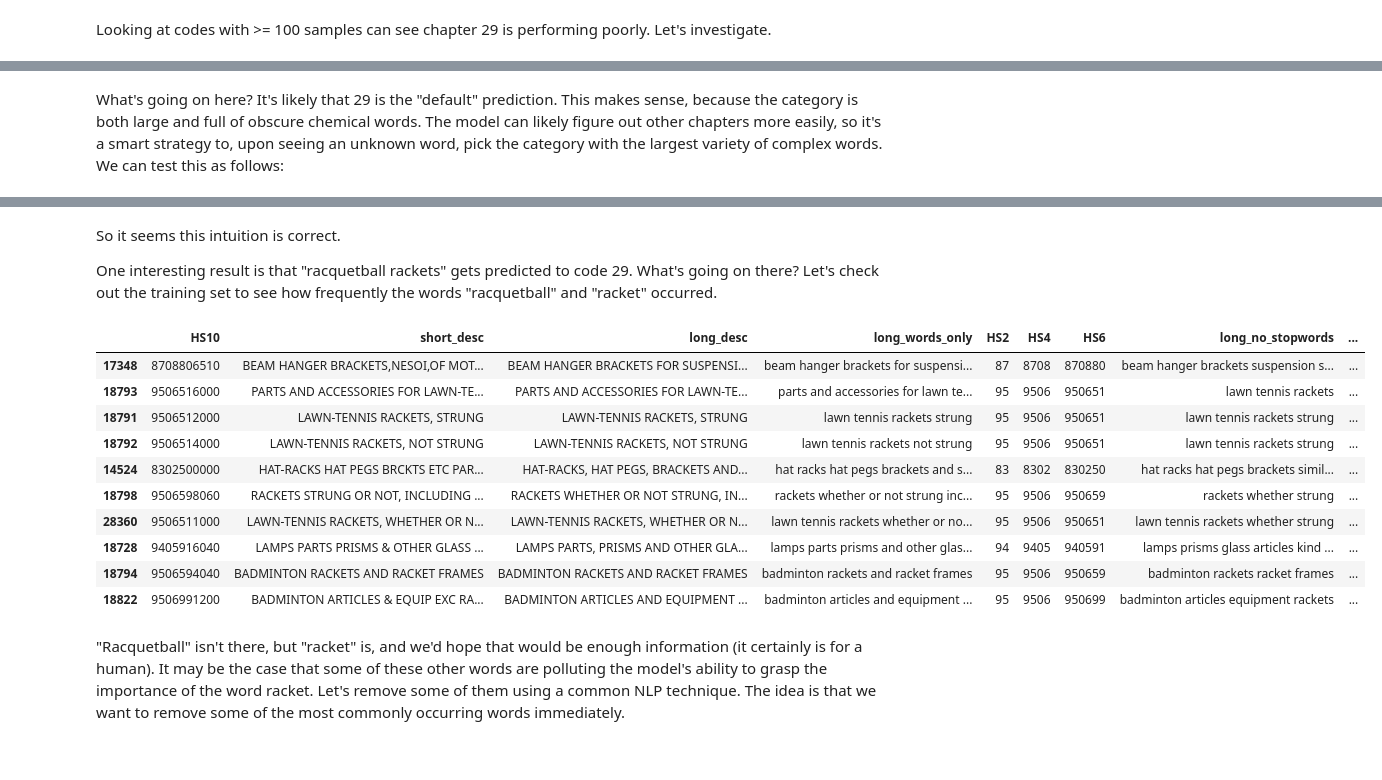
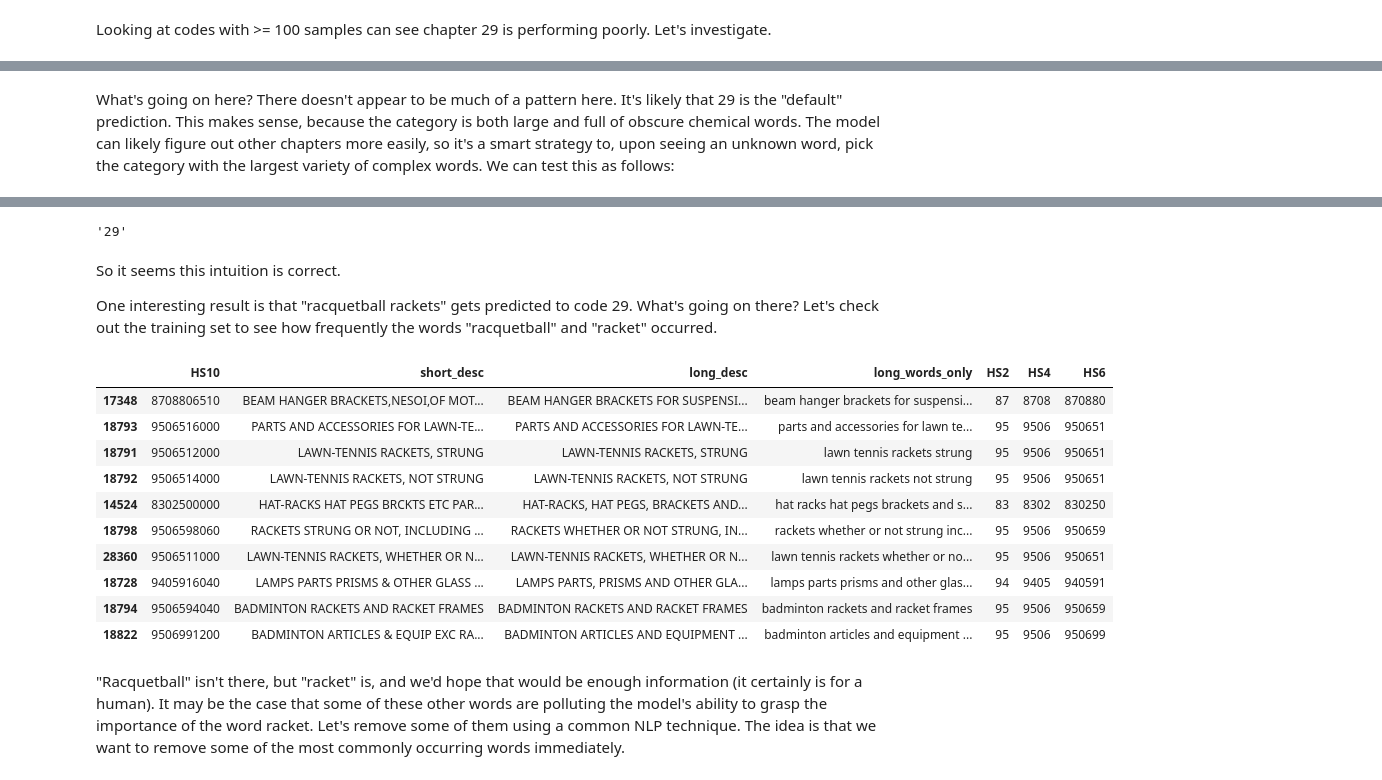
Before and after one commit to cmoscardi/fedcasic_2019, a Jupyter notebook: schedule_b.ipynb, the cells around one changed output, grey strips where cells are left out. Drawn from its saved outputs; the diff is of its cells as text; code cells hidden in the pictures.

```diff
--- a/schedule_b.ipynb
+++ b/schedule_b.ipynb
@@ -92,0 +54,7 @@ df.head(2)
+# %%
+# now, we only have 1 column.
+# we want to break this out into separate columns based on our schema.
+# this is easy to do with Pandas...
+df1["HS10"] = df1["all_text"].str[:10]
+df1["long_desc"] = df1["all_text"].str[69:219]
+df1.head()
@@ -92,0 +65,11 @@ df.head(2)
+# %%
+# last, let's repeat this for the other file.
+
+df2 = pd.read_table("data/imp-code.txt", header=None, names=['all_text'])
+df2["HS10"] = df2["all_text"].str[:10]
+df2["long_desc"] = df2["all_text"].str[69:219]
+del df2["all_text"]
+
+# and we have our final output
+df = pd.concat([df1, df2], ignore_index=True)
+df.head()
@@ -93,5 +78,4 @@ df.head(2)
 # %%
-df = pd.DataFrame(all_lines, columns=['HS10', 'short_desc', 'long_desc'])
 print("df has", len(df), "rows")
 print("df has", df['HS10'].nunique(), 'unique HS 10-digit codes')
 df.head()
@@ -278,8 +288,8 @@ In addition, [_cross validation_](https://towardsdatascience.com/train-test-spli
 # %%
 from sklearn.model_selection import train_test_split
 
-# we make these functions so we can reuse them later
-def make_test_train(df, column_name, y_column):
+# we make these functions so we can easily modify or reuse them later
+def make_test_train(df, y_column):
     # first, let's remove duplicates
     print("initially, we have", len(df), "records")
     deduped = df.drop_duplicates(subset=["long_words_only"])
@@ -294,9 +304,11 @@ def make_test_train(df, column_name, y_column):
     # the stratify is important --
     # it's making sure that we have an instance of each category in both the train and test sets
 
-    train, test = train_test_split(final_dataset, stratify=final_dataset[y_column], random_state=42)
+    train, test = train_test_split(final_dataset, stratify=final_dataset[y_column],
+                                   random_state=42, )
     print("training set has", len(train), "records --", 100 * len(train) / len(final_dataset),
           "percent -- and test set has", len(test), "records")
 
     return train, test
-train, test = make_test_train(df, "long_words_only", "HS2")
+
+train, test = make_test_train(df, "HS2")
@@ -395,3 +434,3 @@ test_reset[cond1 & cond2][cols]
 # %% [markdown]
-What's going on here? It's likely that 29 is the "default" prediction. This makes sense, because the category is both large and full of obscure chemical words. The model can likely figure out other chapters more easily, so it's a smart strategy to, upon seeing an unknown word, pick the category with the largest variety of complex words. We can test this as follows:
+What's going on here? There doesn't appear to be much of a pattern here. It's likely that 29 is the "default" prediction. This makes sense, because the category is both large and full of obscure chemical words. The model can likely figure out other chapters more easily, so it's a smart strategy to, upon seeing an unknown word, pick the category with the largest variety of complex words. We can test this as follows:
 # %%
@@ -404,21 +443,28 @@ array(['29'],
+# %%
+# equivalently, we can see which of the intercept terms is largest.
+# this will always be the default prediction in the absence of known words.
+clf.classes_[clf.intercept_.argmax()]
+# %% [output]
+'29'
 # %% [markdown]
 So it seems this intuition is correct.
 
 One interesting result is that "racquetball rackets" gets predicted to code 29. What's going on there? Let's check out the training set to see how frequently the words "racquetball" and "racket" occurred.
 # %%
-train[train["long_words_only"].str.contains("racket") | train["long_words_only"].str.contains("racquetball")]
+train[train["long_words_only"].str.contains("racket")
+      | train["long_words_only"].str.contains("racquetball")]
 # %% [output]
-|  | HS10 | short_desc | long_desc | long_words_only | HS2 | HS4 | HS6 | long_no_stopwords | ... |
-| 17348 | 8708806510 | BEAM HANGER BRACKETS,NESOI,OF MOT... | BEAM HANGER BRACKETS FOR SUSPENSI... | beam hanger brackets for suspensi... | 87 | 8708 | 870880 | beam hanger brackets suspension s... | ... |
-| 18793 | 9506516000 | PARTS AND ACCESSORIES FOR LAWN-TE... | PARTS AND ACCESSORIES FOR LAWN-TE... | parts and accessories for lawn te... | 95 | 9506 | 950651 | lawn tennis rackets | ... |
-| 18791 | 9506512000 | LAWN-TENNIS RACKETS, STRUNG | LAWN-TENNIS RACKETS, STRUNG | lawn tennis rackets strung | 95 | 9506 | 950651 | lawn tennis rackets strung | ... |
-| 18792 | 9506514000 | LAWN-TENNIS RACKETS, NOT STRUNG | LAWN-TENNIS RACKETS, NOT STRUNG | lawn tennis rackets not strung | 95 | 9506 | 950651 | lawn tennis rackets strung | ... |
-| 14524 | 8302500000 | HAT-RACKS HAT PEGS BRCKTS ETC PAR... | HAT-RACKS, HAT PEGS, BRACKETS AND... | hat racks hat pegs brackets and s... | 83 | 8302 | 830250 | hat racks hat pegs brackets simil... | ... |
-| 18798 | 9506598060 | RACKETS STRUNG OR NOT, INCLUDING ... | RACKETS WHETHER OR NOT STRUNG, IN... | rackets whether or not strung inc... | 95 | 9506 | 950659 | rackets whether strung | ... |
-| 28360 | 9506511000 | LAWN-TENNIS RACKETS, WHETHER OR N... | LAWN-TENNIS RACKETS, WHETHER OR N... | lawn tennis rackets whether or no... | 95 | 9506 | 950651 | lawn tennis rackets whether strung | ... |
-| 18728 | 9405916040 | LAMPS PARTS PRISMS & OTHER GLASS ... | LAMPS PARTS, PRISMS AND OTHER GLA... | lamps parts prisms and other glas... | 94 | 9405 | 940591 | lamps prisms glass articles kind ... | ... |
-| 18794 | 9506594040 | BADMINTON RACKETS AND RACKET FRAMES | BADMINTON RACKETS AND RACKET FRAMES | badminton rackets and racket frames | 95 | 9506 | 950659 | badminton rackets racket frames | ... |
-| 18822 | 9506991200 | BADMINTON ARTICLES & EQUIP EXC RA... | BADMINTON ARTICLES AND EQUIPMENT ... | badminton articles and equipment ... | 95 | 9506 | 950699 | badminton articles equipment rackets | ... |
+|  | HS10 | short_desc | long_desc | long_words_only | HS2 | HS4 | HS6 |
+| 17348 | 8708806510 | BEAM HANGER BRACKETS,NESOI,OF MOT... | BEAM HANGER BRACKETS FOR SUSPENSI... | beam hanger brackets for suspensi... | 87 | 8708 | 870880 |
+| 18793 | 9506516000 | PARTS AND ACCESSORIES FOR LAWN-TE... | PARTS AND ACCESSORIES FOR LAWN-TE... | parts and accessories for lawn te... | 95 | 9506 | 950651 |
+| 18791 | 9506512000 | LAWN-TENNIS RACKETS, STRUNG | LAWN-TENNIS RACKETS, STRUNG | lawn tennis rackets strung | 95 | 9506 | 950651 |
+| 18792 | 9506514000 | LAWN-TENNIS RACKETS, NOT STRUNG | LAWN-TENNIS RACKETS, NOT STRUNG | lawn tennis rackets not strung | 95 | 9506 | 950651 |
+| 14524 | 8302500000 | HAT-RACKS HAT PEGS BRCKTS ETC PAR... | HAT-RACKS, HAT PEGS, BRACKETS AND... | hat racks hat pegs brackets and s... | 83 | 8302 | 830250 |
+| 18798 | 9506598060 | RACKETS STRUNG OR NOT, INCLUDING ... | RACKETS WHETHER OR NOT STRUNG, IN... | rackets whether or not strung inc... | 95 | 9506 | 950659 |
+| 28360 | 9506511000 | LAWN-TENNIS RACKETS, WHETHER OR N... | LAWN-TENNIS RACKETS, WHETHER OR N... | lawn tennis rackets whether or no... | 95 | 9506 | 950651 |
+| 18728 | 9405916040 | LAMPS PARTS PRISMS & OTHER GLASS ... | LAMPS PARTS, PRISMS AND OTHER GLA... | lamps parts prisms and other glas... | 94 | 9405 | 940591 |
+| 18794 | 9506594040 | BADMINTON RACKETS AND RACKET FRAMES | BADMINTON RACKETS AND RACKET FRAMES | badminton rackets and racket frames | 95 | 9506 | 950659 |
+| 18822 | 9506991200 | BADMINTON ARTICLES & EQUIP EXC RA... | BADMINTON ARTICLES AND EQUIPMENT ... | badminton articles and equipment ... | 95 | 9506 | 950699 |
 # %% [markdown]
 "Racquetball" isn't there, but "racket" is, and we'd hope that would be enough information (it certainly is for a human). It may be the case that some of these other words are polluting the model's ability to grasp the importance of the word racket. Let's remove some of them using a common NLP technique. The idea is that we want to remove some of the most commonly occurring words immediately.
 # %%
```
Also changed, not shown: parts of 93 cells of this notebook.
